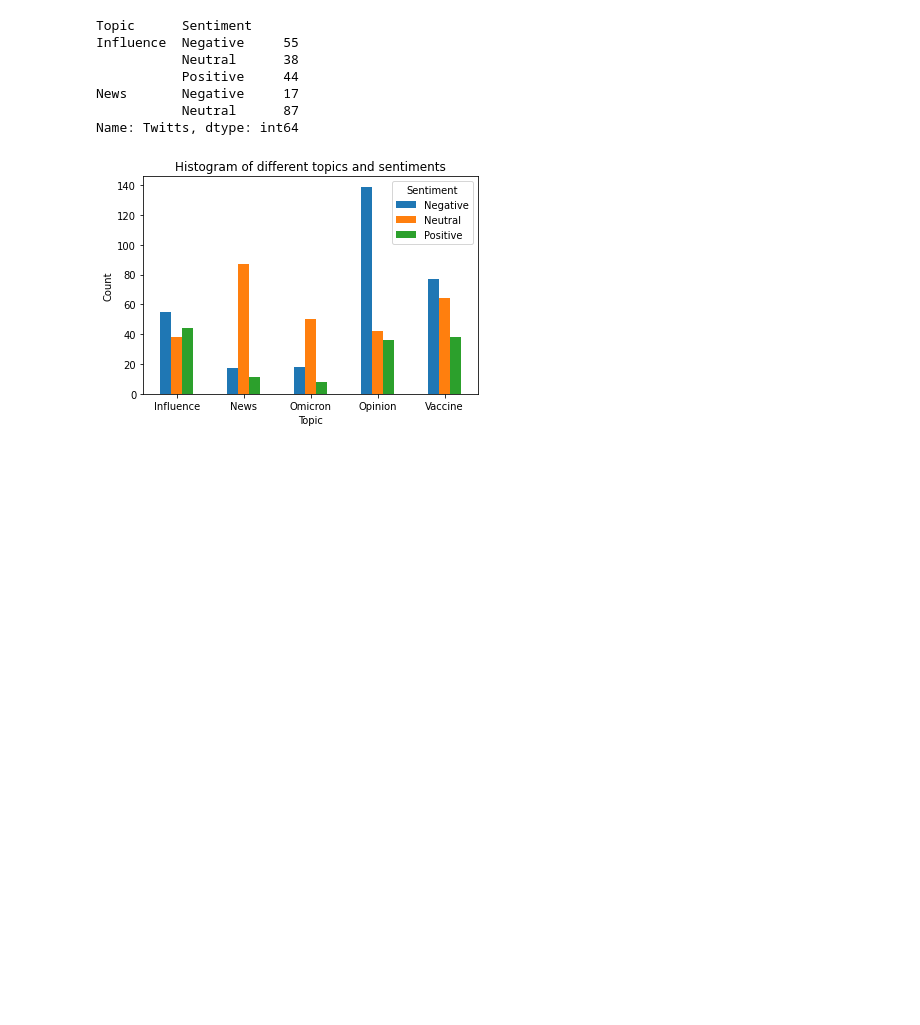
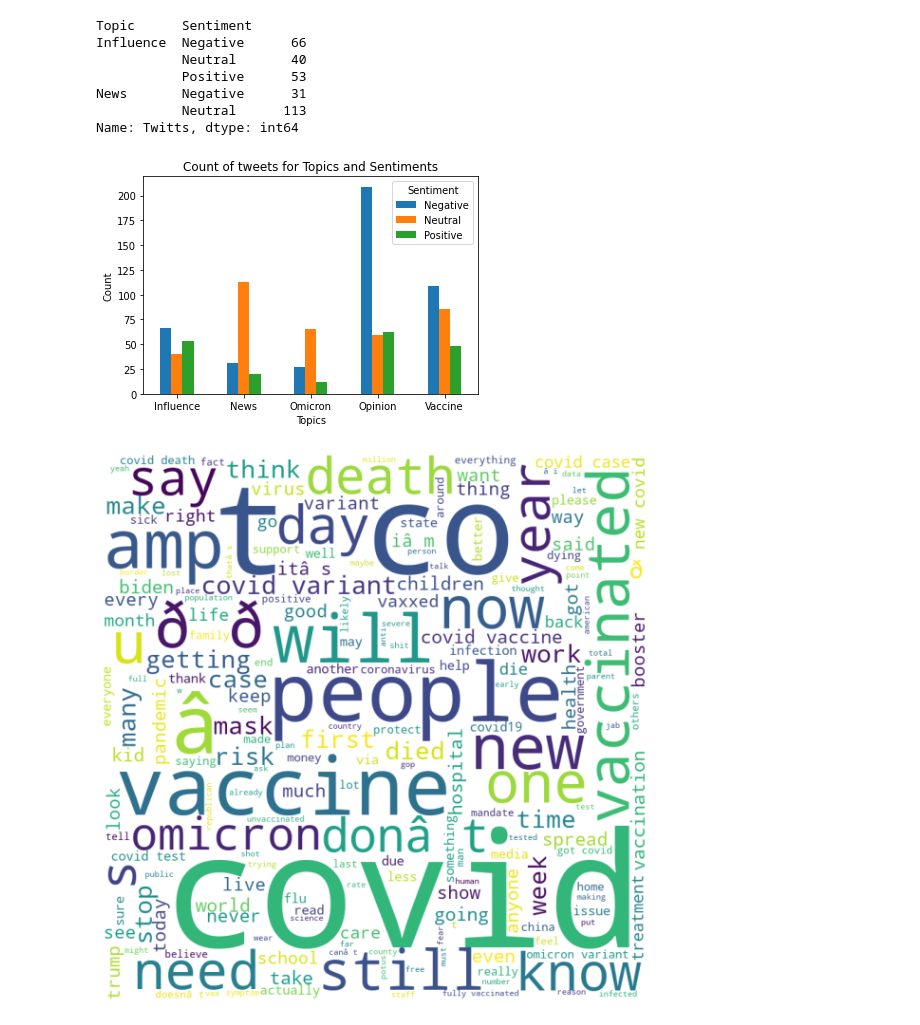
Before and after one commit to 42694647426/DataScience-Project, a Jupyter notebook: Notebook/analysis.ipynb, the cells around one changed output. Saved outputs shown, nothing was run; the diff lists cells and outputs as text; code cells hidden in the pictures; blank space fills up the shorter version.

Commit message:
wordcount graph generated

```diff
--- a/Notebook/analysis.ipynb
+++ b/Notebook/analysis.ipynb
@@ -19,20 +19,21 @@ def bar_graph(df: pd.DataFrame):
     df_count = df_count.groupby(["Topic", "Sentiment"])["Twitts"].count()
     print(df_count.head(5))
     df_count.unstack("Sentiment").plot.bar()
-    plt.title("Histogram of different topics and sentiments")
+    plt.title("Count of tweets for Topics and Sentiments")
     plt.ylabel("Count")
+    plt.xlabel("Topics")
     plt.xticks(rotation = 0)
     plt.show()
 # %%
 from wordcloud import WordCloud, STOPWORDS
-
 def word_cloud(df: pd.DataFrame):
 
     comment_words = ''
     stopwords = set(STOPWORDS)
-
+    stopwords.add("https")
+    stopwords.add("@")
     # iterate through the csv file
-    for val in df.CONTENT:
+    for val in df.Twitts:
 
         # typecaste each val to string
         val = str(val)
@@ -60,14 +61,16 @@ def word_cloud(df: pd.DataFrame):
     plt.show()
 # %%
 if __name__ =="__main__":
-    df = pd.read_csv(r'C:\Users\hshao4\COMP598-Project\data\new_clear_twitts_anno.tsv',sep='\t', encoding= 'unicode_escape')
+    df = pd.read_csv(r'C:\Users\annas\OneDrive - McGill University\Fall 2021\COMP 598\COMP598-Project\data\new_clear_twitts_anno_1-1000.tsv',sep='\t', encoding= 'unicode_escape')
     bar_graph(df)
+    word_cloud(df)
 # %% [output]
 Topic      Sentiment
-Influence  Negative     55
-           Neutral      38
-           Positive     44
-News       Negative     17
-           Neutral      87
+Influence  Negative      66
+           Neutral       40
+           Positive      53
+News       Negative      31
+           Neutral      113
 Name: Twitts, dtype: int64
-[figure, old version]
+[figure, new version]
+[figure, added]
```
Also changed, not shown: 1 other file.
